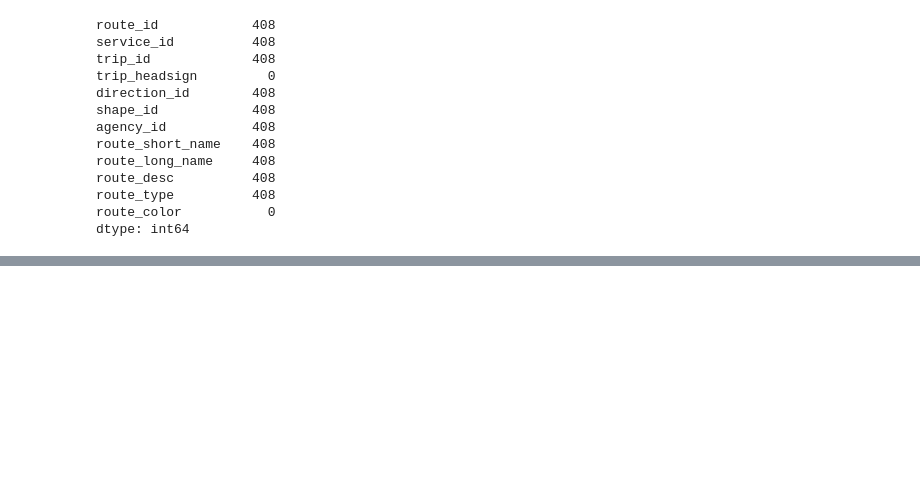
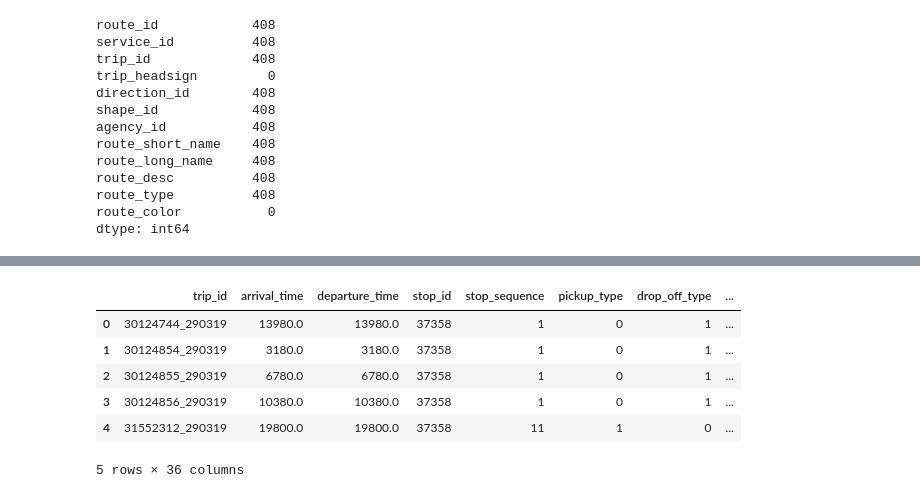
Before and after one commit to hasadna/OpenTrainCommunity, a Jupyter notebook: notebooks/opentrain_playground_new.ipynb, the cells around one changed output, grey strips where cells are left out. Saved outputs shown, nothing was run; the diff lists cells and outputs as text; code cells hidden in the pictures; blank space fills up the shorter version.

```diff
--- a/notebooks/opentrain_playground_new.ipynb
+++ b/notebooks/opentrain_playground_new.ipynb
@@ -55,0 +101,10 @@ KeyboardInterrupt:
+# %%
+latest_train_data_with_stops.head()
+# %% [output]
+|  | trip_id | arrival_time | departure_time | stop_id | stop_sequence | pickup_type | drop_off_type | ... |
+| 0 | 30124744_290319 | 13980.0 | 13980.0 | 37358 | 1 | 0 | 1 | ... |
+| 1 | 30124854_290319 | 3180.0 | 3180.0 | 37358 | 1 | 0 | 1 | ... |
+| 2 | 30124855_290319 | 6780.0 | 6780.0 | 37358 | 1 | 0 | 1 | ... |
+| 3 | 30124856_290319 | 10380.0 | 10380.0 | 37358 | 1 | 0 | 1 | ... |
+| 4 | 31552312_290319 | 19800.0 | 19800.0 | 37358 | 11 | 1 | 0 | ... |
+5 rows × 36 columns
```
Also changed, not shown: parts of 35 cells of this notebook.
